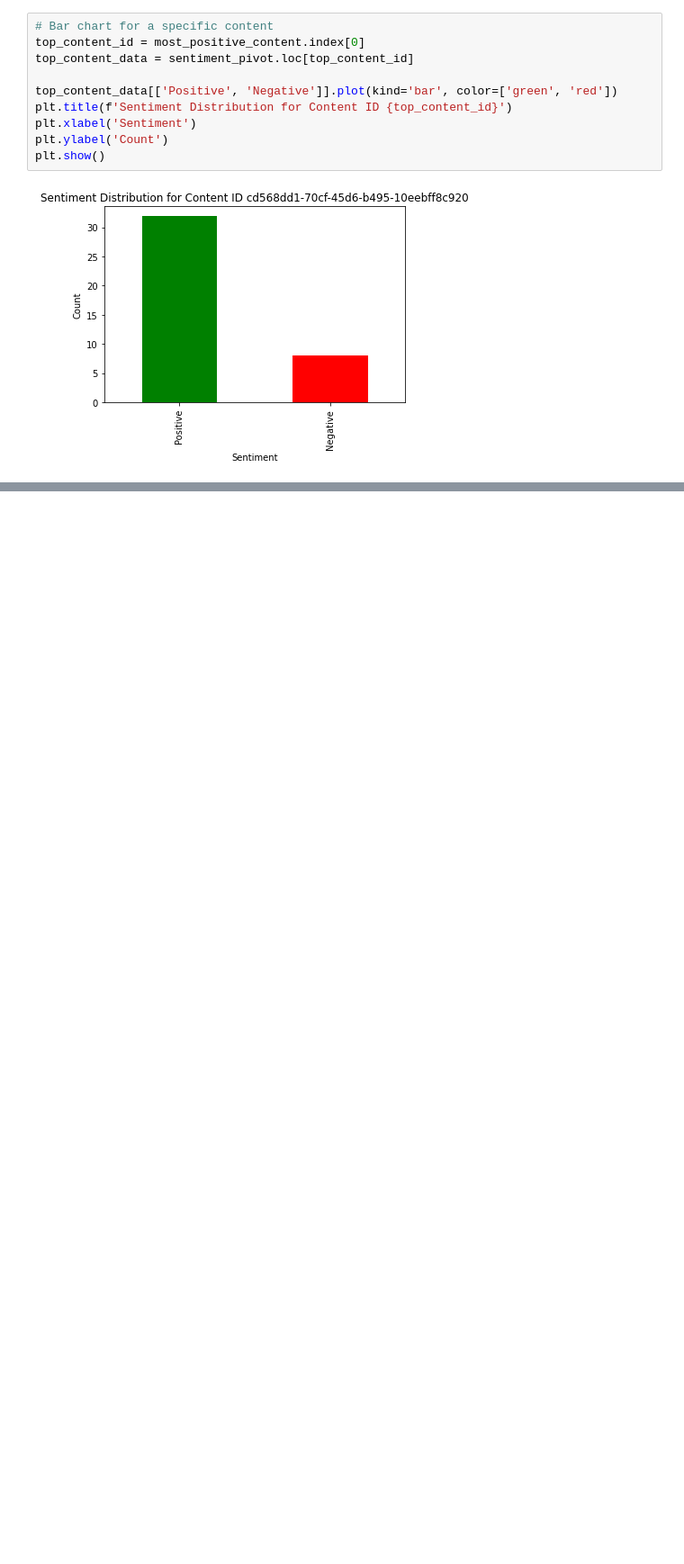
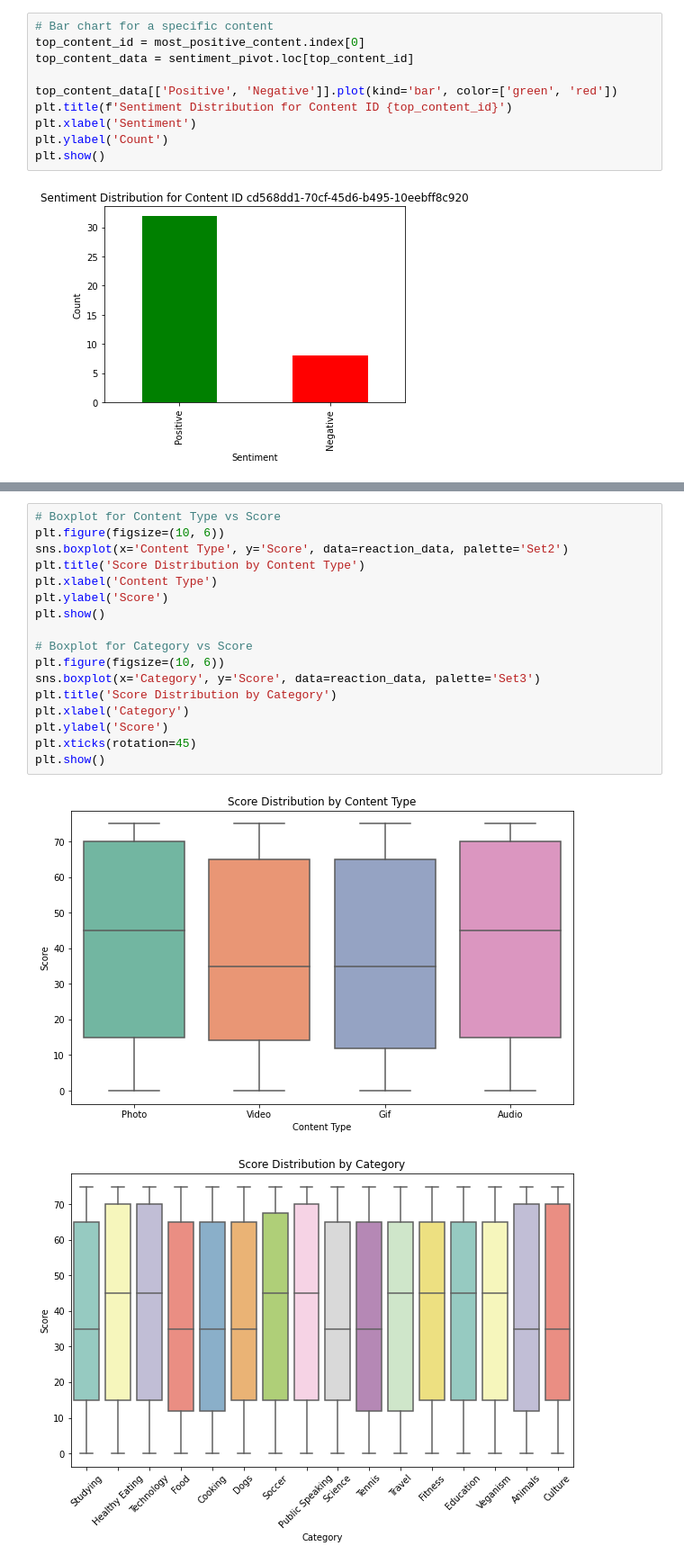
Before and after one commit to Oladk/Accenture-Content-Data-analysis, a Jupyter notebook: Accenture Content Data Analysis.ipynb, the cells around one changed output, grey strips where cells are left out. Shown at 90% size. Cells and saved outputs as stored; diff of their text form; blank space fills up the shorter version.

```diff
--- a/Accenture Content Data Analysis.ipynb
+++ b/Accenture Content Data Analysis.ipynb
@@ -533,0 +701,20 @@ plt.show()
+# %%
+# Boxplot for Content Type vs Score
+plt.figure(figsize=(10, 6))
+sns.boxplot(x='Content Type', y='Score', data=reaction_data, palette='Set2')
+plt.title('Score Distribution by Content Type')
+plt.xlabel('Content Type')
+plt.ylabel('Score')
+plt.show()
+
+# Boxplot for Category vs Score
+plt.figure(figsize=(10, 6))
+sns.boxplot(x='Category', y='Score', data=reaction_data, palette='Set3')
+plt.title('Score Distribution by Category')
+plt.xlabel('Category')
+plt.ylabel('Score')
+plt.xticks(rotation=45)
+plt.show()
+# %% [output]
+[figure, added]
+[figure, added]
```
Also changed, not shown: parts of 31 cells of this notebook.
